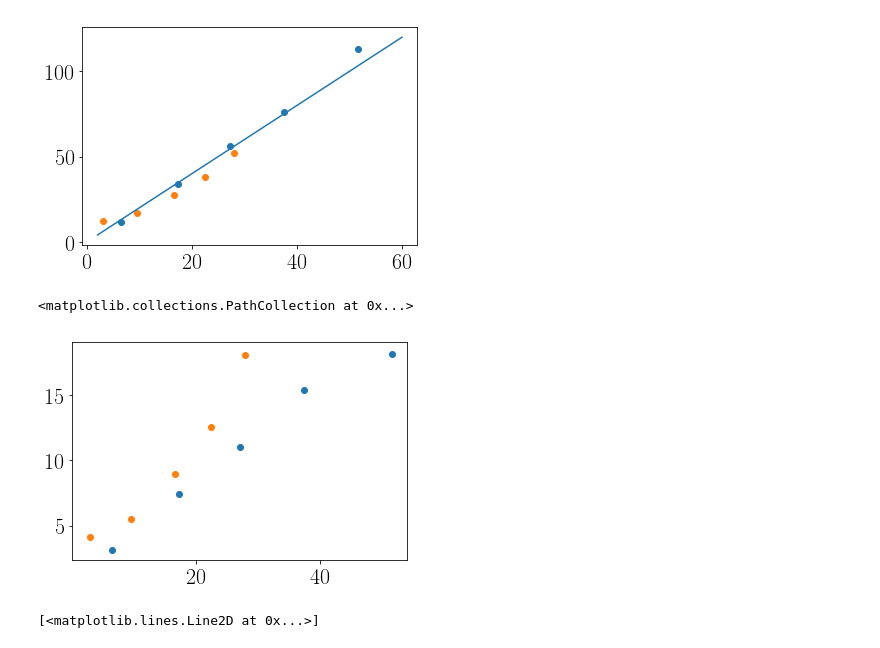
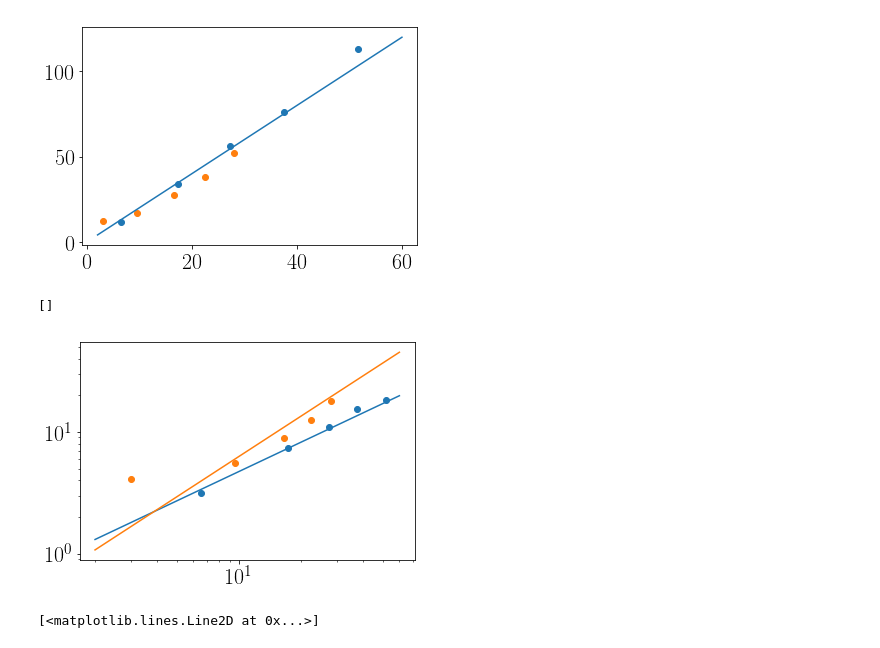
Before and after one commit to astroandes/WatershedDivergenceSuperclusters, a Jupyter notebook: nb/plot_watershed_counts.ipynb, the cells around one changed output. Saved outputs shown, nothing was run; the diff lists cells and outputs as text; code cells hidden in the pictures.

```diff
--- a/nb/plot_watershed_counts.ipynb
+++ b/nb/plot_watershed_counts.ipynb
@@ -104,10 +104,13 @@ plt.plot(x, x*2)
 # %%
 x = np.linspace(2,60, 100)
 plt.scatter(length_data[:,1], std_r_gauss)
 plt.scatter(length_data[:,2], std_r_abacus)
+plt.plot(x,0.75*(x**0.8))
+plt.plot(x,0.5*(x**1.1))
+plt.loglog()
 # %% [output]
-<matplotlib.collections.PathCollection at 0x...>
+[]
-[figure, old version]
+[figure, new version]
 # %%
 x = np.linspace(2,120, 100)
 plt.scatter(mean_r_gauss, (3.0*((720**3)/n_gauss)/(4.0*np.pi))**(1/3))
```
